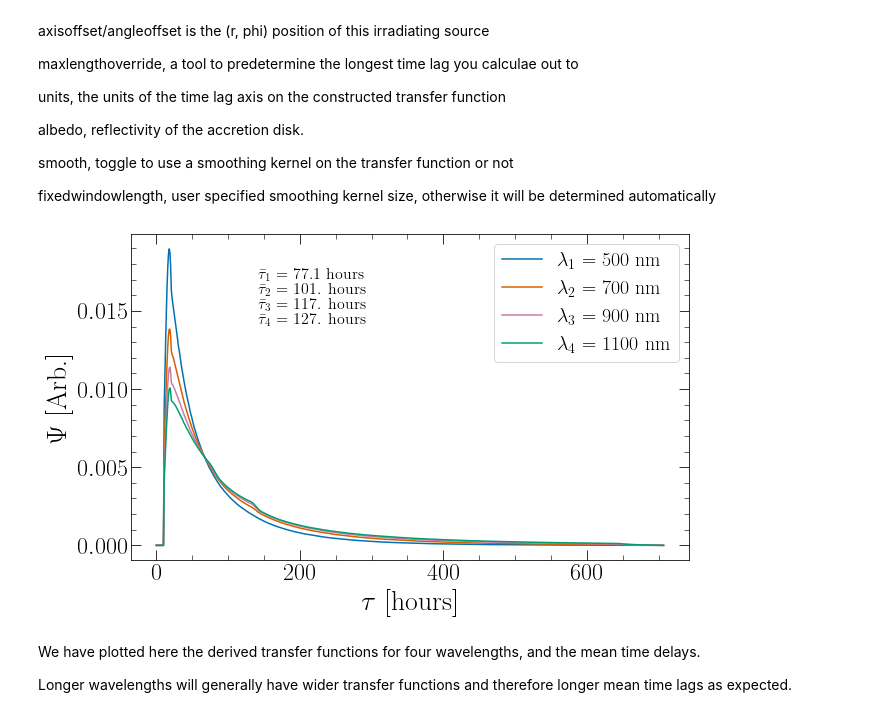
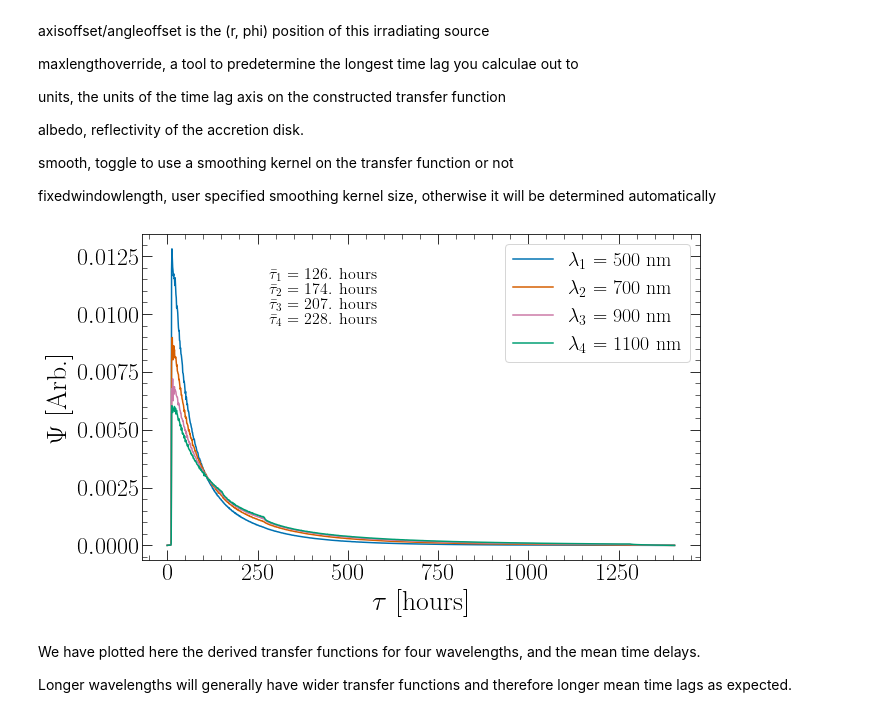
Before and after one commit to Henry-Best-01/Amoeba, a Jupyter notebook: AmoebaExamples.ipynb, the cells around one changed output. Cells and saved outputs as stored; diff of their text form; code cells hidden in the pictures.

```diff
--- a/AmoebaExamples.ipynb
+++ b/AmoebaExamples.ipynb
@@ -828,37 +829,37 @@ fixedwindowlength, user specified smoothing kernel size, otherwise it will be de
 # %%
 wavelen1 = 500
 wavelen2 = 700
 wavelen3 = 900
 wavelen4 = 1100
 
-transfer_function1 = AccDisk.ConstructDiskTransferFunction(wavelen1)
-transfer_function2 = AccDisk.ConstructDiskTransferFunction(wavelen2)
-transfer_function3 = AccDisk.ConstructDiskTransferFunction(wavelen3)
-transfer_function4 = AccDisk.ConstructDiskTransferFunction(wavelen4)
+transfer_function1 = AccDisk.ConstructDiskTransferFunction(wavelen1, scaleratio=5)
+transfer_function2 = AccDisk.ConstructDiskTransferFunction(wavelen2, scaleratio=5)
+transfer_function3 = AccDisk.ConstructDiskTransferFunction(wavelen3, scaleratio=5)
+transfer_function4 = AccDisk.ConstructDiskTransferFunction(wavelen4, scaleratio=5)
 
 mean1 = np.sum(np.linspace(0, len(transfer_function1), len(transfer_function1)) * transfer_function1)
 mean2 = np.sum(np.linspace(0, len(transfer_function2), len(transfer_function2)) * transfer_function2)
 mean3 = np.sum(np.linspace(0, len(transfer_function3), len(transfer_function3)) * transfer_function3)
 mean4 = np.sum(np.linspace(0, len(transfer_function4), len(transfer_function4)) * transfer_function4)
 
 fig, ax = plt.subplots(figsize = (10,6))
 ax.plot(transfer_function1, label=r"$\lambda_{1}$ = "+str(wavelen1)+" nm")
 ax.plot(transfer_function2, label=r"$\lambda_{2}$ = "+str(wavelen2)+" nm")
 ax.plot(transfer_function3, label=r"$\lambda_{3}$ = "+str(wavelen3)+" nm")
 ax.plot(transfer_function4, label=r"$\lambda_{4}$ = "+str(wavelen4)+" nm")
 
 ax.text(0.2 * len(transfer_function1), 0.9 * np.max(transfer_function1), r"$\bar{\tau}_{1}$ = "+str(mean1)[:4]+" hours", fontsize=16)
 ax.text(0.2 * len(transfer_function1), 0.85 * np.max(transfer_function1), r"$\bar{\tau}_{2}$ = "+str(mean2)[:4]+" hours", fontsize=16)
 ax.text(0.2 * len(transfer_function1), 0.8 * np.max(transfer_function1), r"$\bar{\tau}_{3}$ = "+str(mean3)[:4]+" hours", fontsize=16)
 ax.text(0.2 * len(transfer_function1), 0.75 * np.max(transfer_function1), r"$\bar{\tau}_{4}$ = "+str(mean4)[:4]+" hours", fontsize=16)
 
 ax.legend()
 ax.set_xlabel(r"$\tau$ [hours]")
 ax.set_ylabel(r"$\Psi$ [Arb.]")
 
 plt.show()
 # %% [output]
-[figure, old version]
+[figure, new version]
 # %% [markdown]
 We have plotted here the derived transfer functions for four wavelengths, and the mean time delays.
 
```
Also changed, not shown: parts of 9 cells of this notebook, 2 other files.
